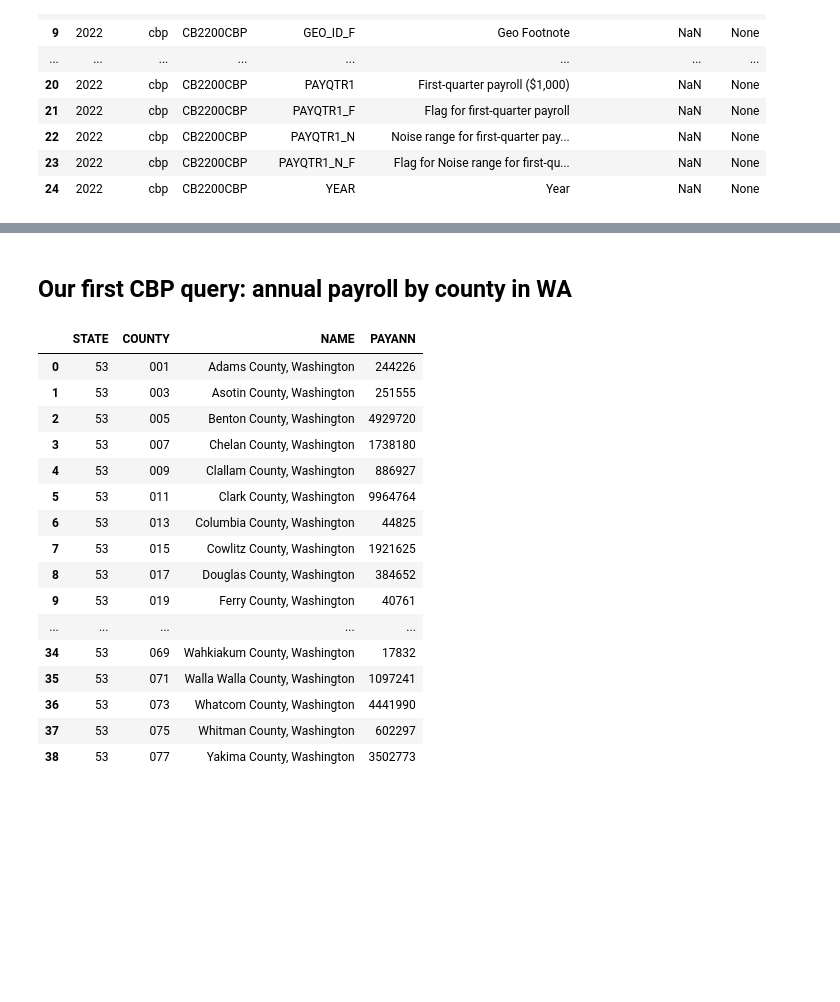
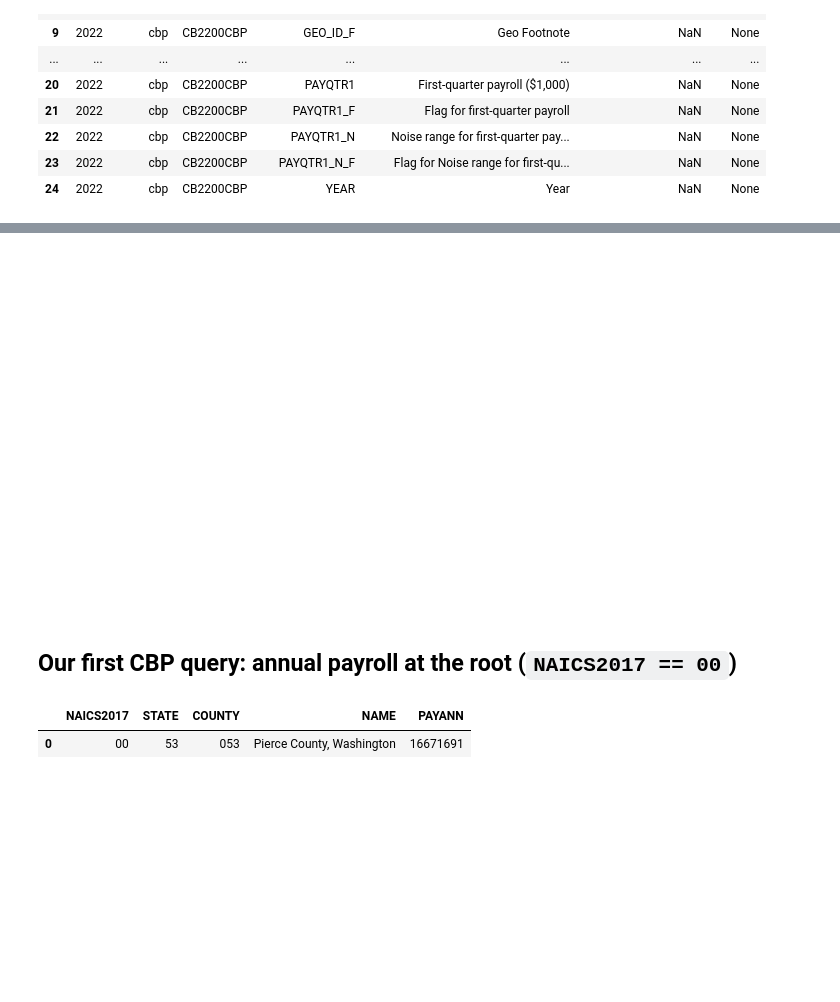
Before and after one commit to censusdis/censusdis-tutorial-2024, a Jupyter notebook: Lessons/Lesson 4 Query Filters.ipynb, the cells around one changed output, grey strips where cells are left out. Cells and saved outputs as stored; diff of their text form; code cells hidden in the pictures.

```diff
--- a/Lessons/Lesson 4 Query Filters.ipynb
+++ b/Lessons/Lesson 4 Query Filters.ipynb
@@ -84,29 +89,24 @@ ced.variables.search(CBP, 2022, group_name="CB2200CBP")
+# %% [markdown]
+<br><br><br><br><br><br><br><br>
+<br><br><br><br><br><br><br><br>
 # %% [markdown]
-## Our first CBP query: annual payroll by county in WA
+## Our first CBP query: annual payroll at the root (`NAICS2017 == 00`)
 # %%
-df_cbp_pay_annual = ced.download(
-    CBP, 2022, ["NAME", "PAYANN"], state=states.WA, county="*"
+df_cbp_pierce_pay_annual_total = ced.download(
+    CBP,
+    2022,
+    ["NAME", "PAYANN"],
+    state=states.WA,
+    county=PIERCE,
+    # query_filter is another filter, like geography, but on
+    # one or more non-geographic variables.
+    query_filter={"NAICS2017": "00"},
 )
 # %%
-df_cbp_pay_annual
+df_cbp_pierce_pay_annual_total
 # %% [output]
-|  | STATE | COUNTY | NAME | PAYANN |
-| 0 | 53 | 001 | Adams County, Washington | 244226 |
-| 1 | 53 | 003 | Asotin County, Washington | 251555 |
-| 2 | 53 | 005 | Benton County, Washington | 4929720 |
-| 3 | 53 | 007 | Chelan County, Washington | 1738180 |
-| 4 | 53 | 009 | Clallam County, Washington | 886927 |
-| 5 | 53 | 011 | Clark County, Washington | 9964764 |
-| 6 | 53 | 013 | Columbia County, Washington | 44825 |
-| 7 | 53 | 015 | Cowlitz County, Washington | 1921625 |
-| 8 | 53 | 017 | Douglas County, Washington | 384652 |
-| 9 | 53 | 019 | Ferry County, Washington | 40761 |
-| ... | ... | ... | ... | ... |
-| 34 | 53 | 069 | Wahkiakum County, Washington | 17832 |
-| 35 | 53 | 071 | Walla Walla County, Washington | 1097241 |
-| 36 | 53 | 073 | Whatcom County, Washington | 4441990 |
-| 37 | 53 | 075 | Whitman County, Washington | 602297 |
-| 38 | 53 | 077 | Yakima County, Washington | 3502773 |
+|  | NAICS2017 | STATE | COUNTY | NAME | PAYANN |
+| 0 | 00 | 53 | 053 | Pierce County, Washington | 16671691 |
 # %% [markdown]
 <br><br><br><br><br><br><br><br>
 <br><br><br><br><br><br><br><br>
```
Also changed, not shown: parts of 36 cells of this notebook.
